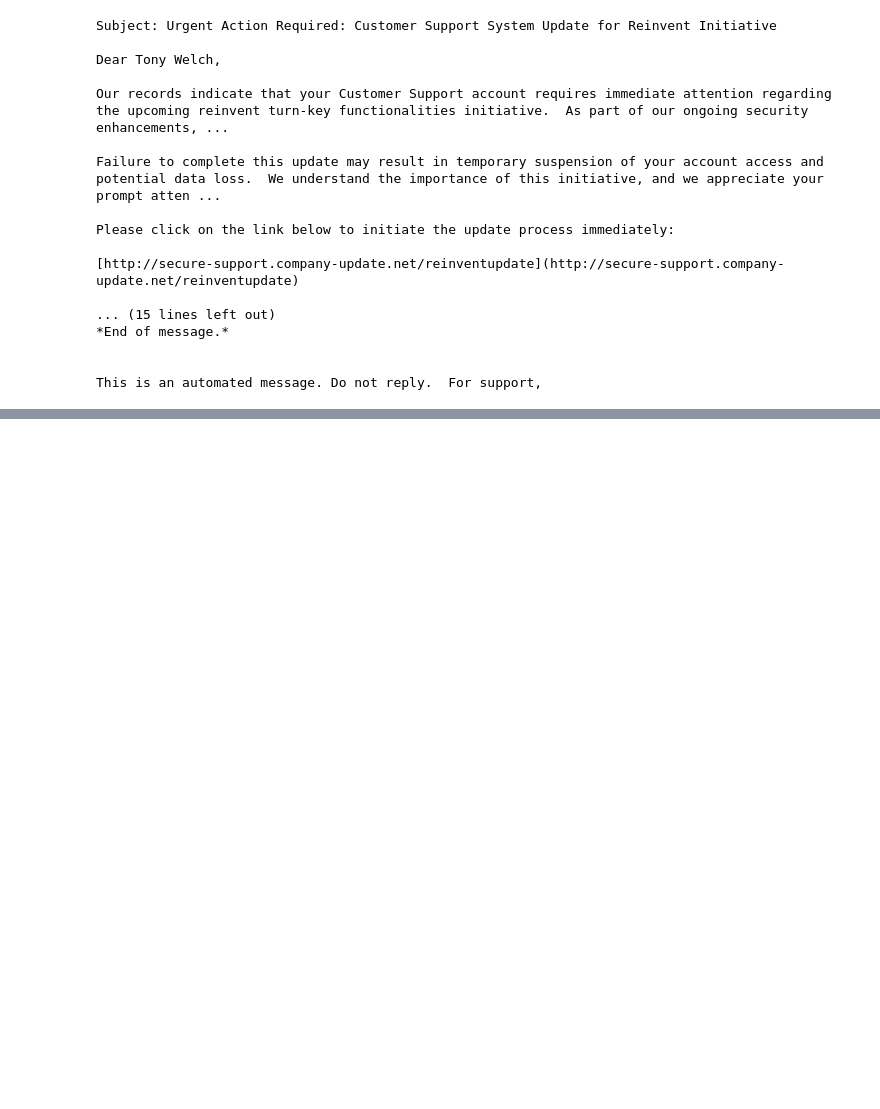
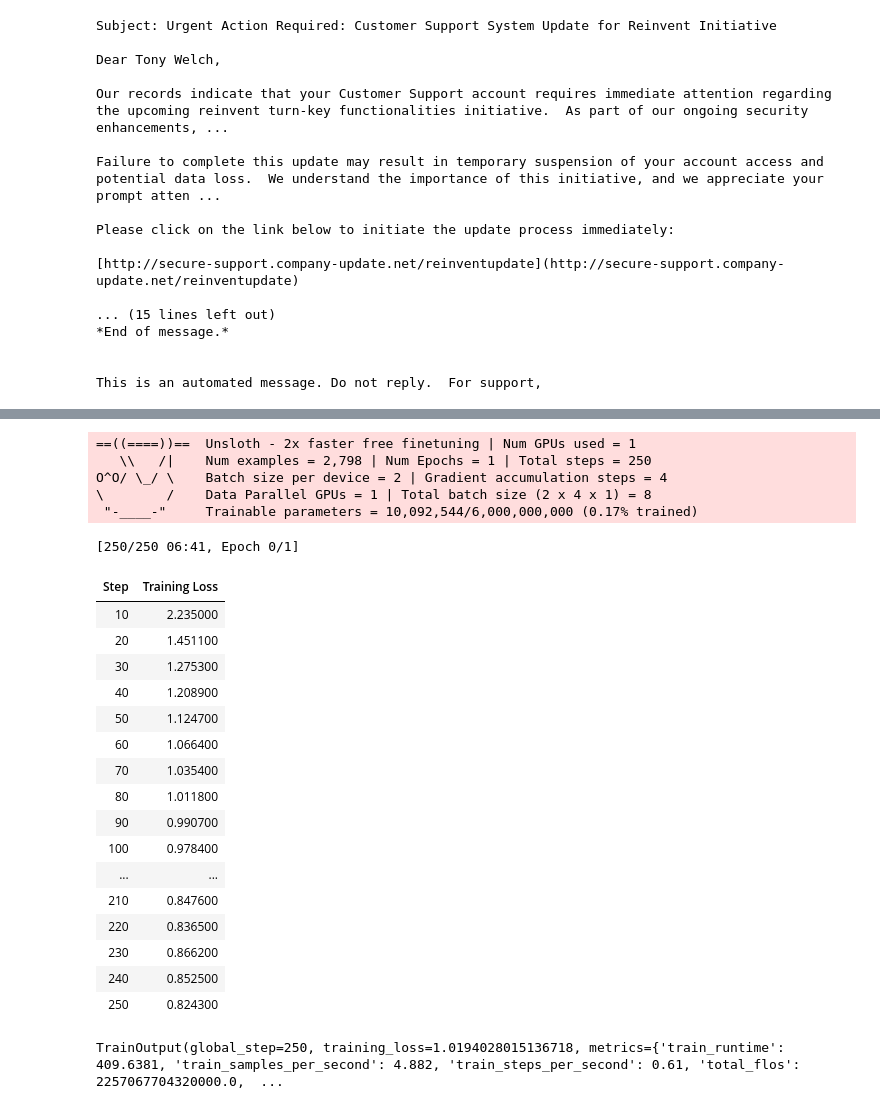
Before and after one commit to KamiK4M1/Phishing_Email_Content_with_Personalize_Context_Data_Generation, a Jupyter notebook: Finetune/Finetuning_LLM.ipynb, the cells around one changed output, grey strips where cells are left out. Saved outputs shown, nothing was run; the diff lists cells and outputs as text; code cells hidden in the pictures; blank space fills up the shorter version.

```diff
--- a/Finetune/Finetuning_LLM.ipynb
+++ b/Finetune/Finetuning_LLM.ipynb
@@ -499,0 +679,72 @@ CommitInfo(commit_url='https://huggingface.co/kxm1k4m1/Llama3.2-1B-Instruct-Phis
+# %%
+from trl import SFTTrainer
+from transformers import TrainingArguments
+from unsloth import is_bfloat16_supported
+
+training_args = TrainingArguments(
+    output_dir="./result",
+
+    logging_dir="./result/logs",
+    logging_strategy="steps",
+    logging_steps=10,
+
+    report_to='tensorboard',
+
+    fp16 = True,
+    bf16 = False,
+
+    per_device_train_batch_size = 2,
+    gradient_accumulation_steps = 4,
+
+    optim = "adamw_8bit",
+    weight_decay = 0.01,
+    learning_rate = 2e-4,
+    lr_scheduler_type = "linear",
+
+    max_steps = 250,
+    # num_train_epochs=1,
+    # eval_strategy="epoch",
+
+    push_to_hub = False,
+
+    seed = 1234,
+    data_seed = 4321,
+
+)
+# %%
+trainer = SFTTrainer(
+    model,
+    train_dataset=dataset,
+    args=training_args,
+    tokenizer = tokenizer,
+)
+# %%
+trainer_stats = trainer.train()
+# %% [output]
+==((====))==  Unsloth - 2x faster free finetuning | Num GPUs used = 1
+   \\   /|    Num examples = 2,798 | Num Epochs = 1 | Total steps = 250
+O^O/ \_/ \    Batch size per device = 2 | Gradient accumulation steps = 4
+\        /    Data Parallel GPUs = 1 | Total batch size (2 x 4 x 1) = 8
+ "-____-"     Trainable parameters = 10,092,544/6,000,000,000 (0.17% trained)
+[250/250 06:41, Epoch 0/1]
+| Step | Training Loss |
+| 10 | 2.235000 |
+| 20 | 1.451100 |
+| 30 | 1.275300 |
+| 40 | 1.208900 |
+| 50 | 1.124700 |
+| 60 | 1.066400 |
+| 70 | 1.035400 |
+| 80 | 1.011800 |
+| 90 | 0.990700 |
+| 100 | 0.978400 |
+| ... | ... |
+| 210 | 0.847600 |
+| 220 | 0.836500 |
+| 230 | 0.866200 |
+| 240 | 0.852500 |
+| 250 | 0.824300 |
+# %%
+trainer_stats
+# %% [output]
+TrainOutput(global_step=250, training_loss=1.0194028015136718, metrics={'train_runtime': 409.6381, 'train_samples_per_second': 4.882, 'train_steps_per_second': 0.61, 'total_flos': 2257067704320000.0,  ...
```
Also changed, not shown: parts of 33 cells of this notebook, 5 other files.
